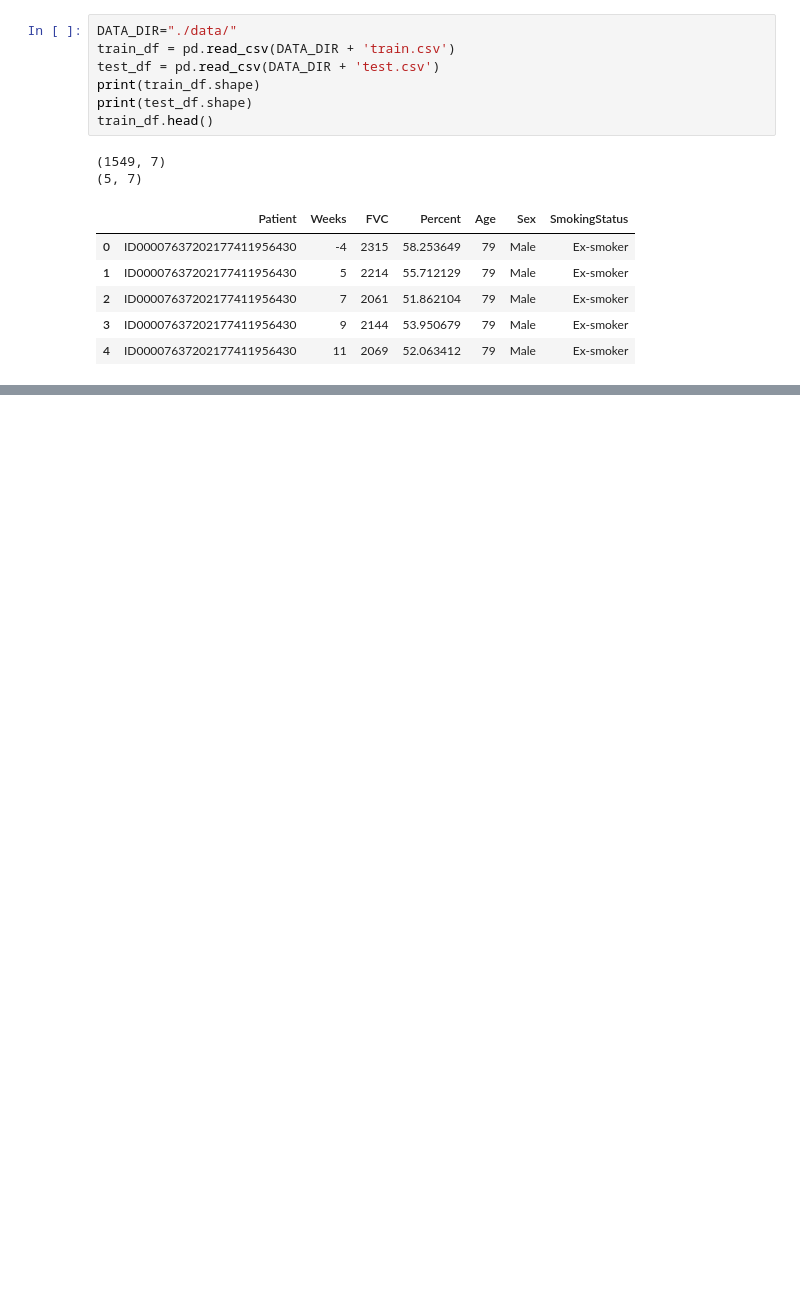
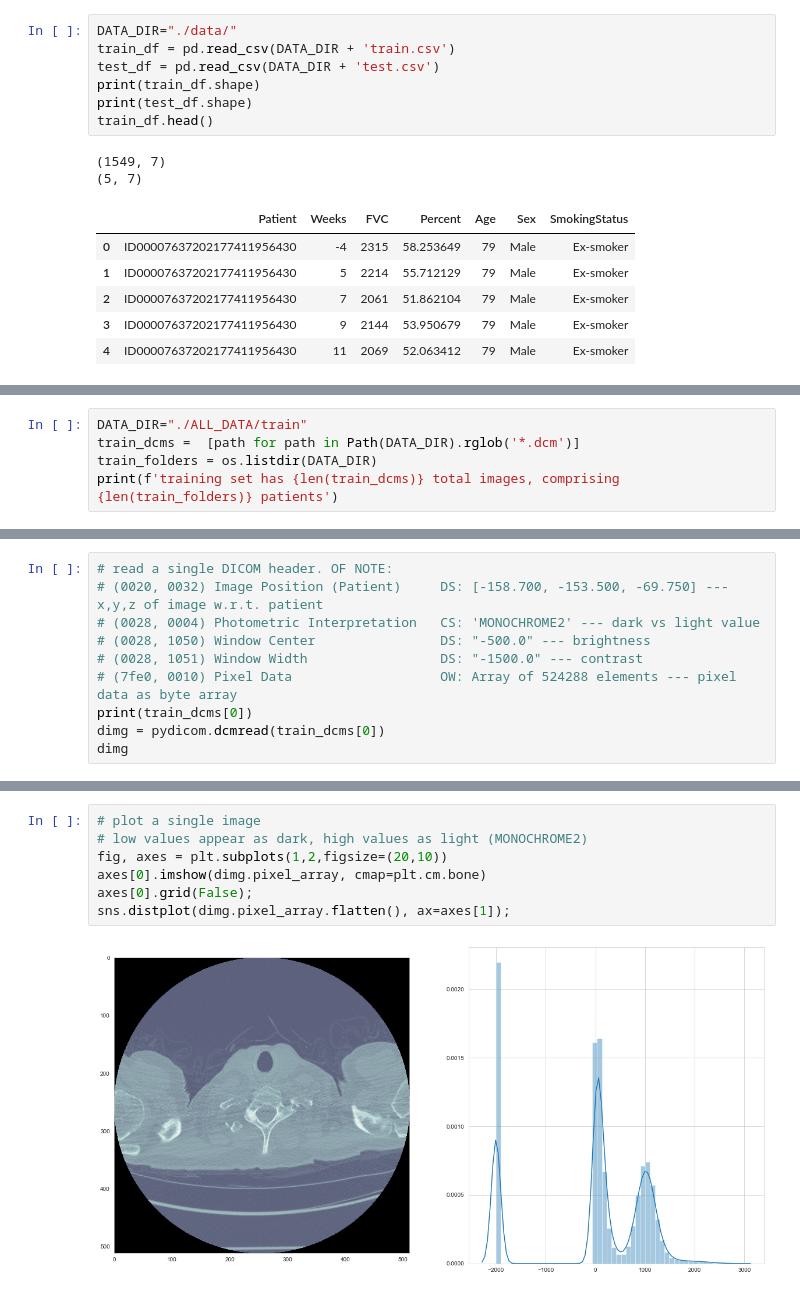
Before and after one commit to vdegenova/osic_kaggle, a Jupyter notebook: OSIC EDA.ipynb, the cells around one changed output, grey strips where cells are left out. Cells and saved outputs as stored; diff of their text form; blank space fills up the shorter version.

```diff
--- a/OSIC EDA.ipynb
+++ b/OSIC EDA.ipynb
@@ -85,0 +61,5 @@ sns.jointplot(x="FVC", y="Age", data=train_df, kind="hex");
+# %%
+DATA_DIR="./ALL_DATA/train"
+train_dcms =  [path for path in Path(DATA_DIR).rglob('*.dcm')]
+train_folders = os.listdir(DATA_DIR)
+print(f'training set has {len(train_dcms)} total images, comprising {len(train_folders)} patients')
@@ -85,0 +68,10 @@ sns.jointplot(x="FVC", y="Age", data=train_df, kind="hex");
+# %%
+# read a single DICOM header. OF NOTE:
+# (0020, 0032) Image Position (Patient)     DS: [-158.700, -153.500, -69.750] --- x,y,z of image w.r.t. patient
+# (0028, 0004) Photometric Interpretation   CS: 'MONOCHROME2' --- dark vs light value
+# (0028, 1050) Window Center                DS: "-500.0" --- brightness
+# (0028, 1051) Window Width                 DS: "-1500.0" --- contrast
+# (7fe0, 0010) Pixel Data                   OW: Array of 524288 elements --- pixel data as byte array
+print(train_dcms[0])
+dimg = pydicom.dcmread(train_dcms[0])
+dimg
@@ -85,0 +97,9 @@ sns.jointplot(x="FVC", y="Age", data=train_df, kind="hex");
+# %%
+# plot a single image
+# low values appear as dark, high values as light (MONOCHROME2)
+fig, axes = plt.subplots(1,2,figsize=(20,10))
+axes[0].imshow(dimg.pixel_array, cmap=plt.cm.bone)
+axes[0].grid(False);
+sns.distplot(dimg.pixel_array.flatten(), ax=axes[1]);
+# %% [output]
+[figure, added]
```
Also changed, not shown: parts of 27 cells of this notebook, 1 other file.
